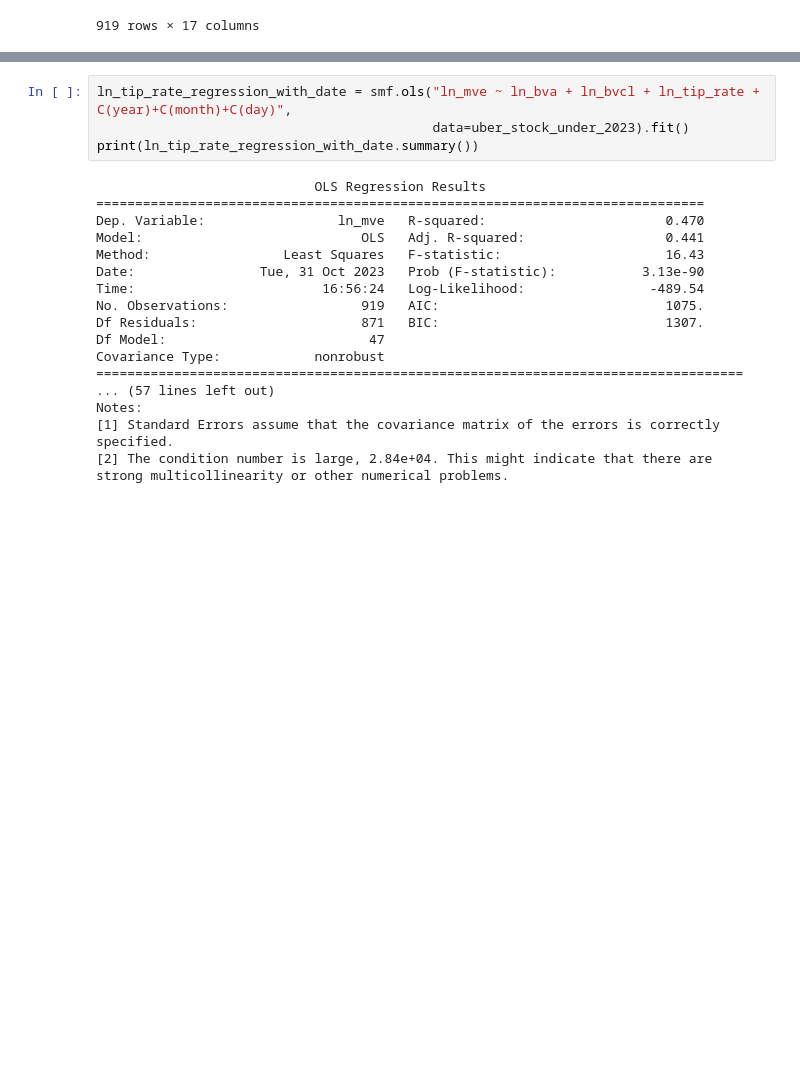
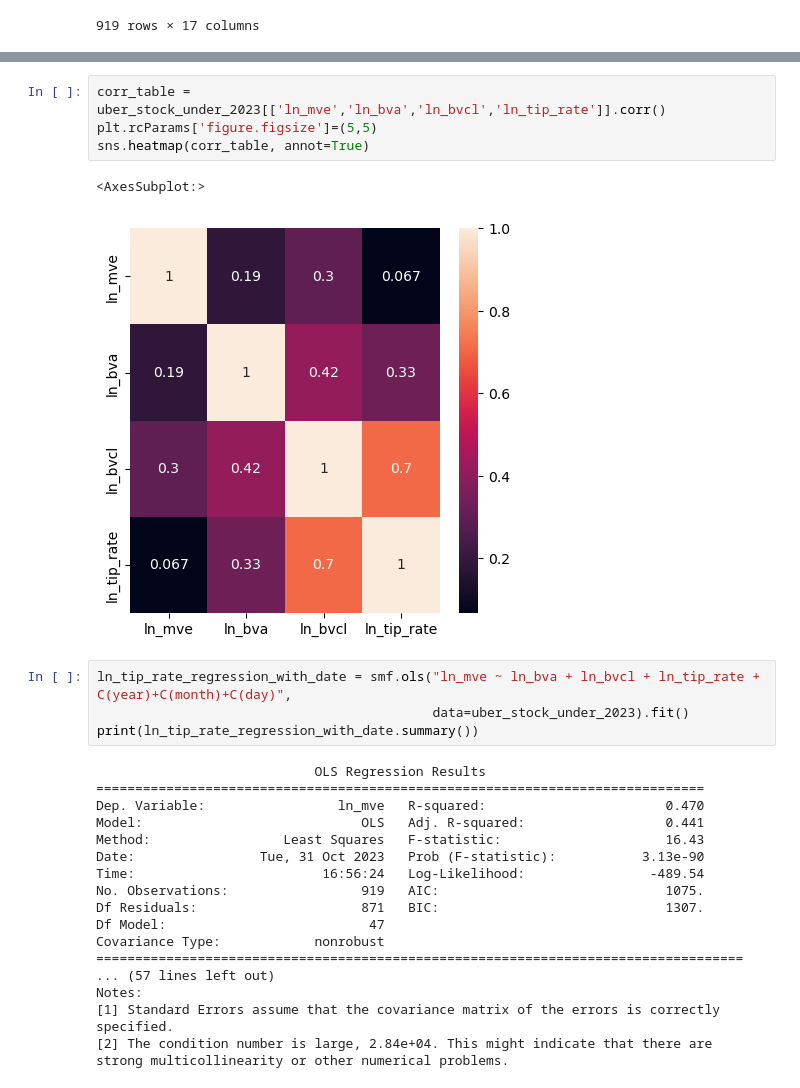
Before and after one commit to MixGolem0430/uber_research, a Jupyter notebook: fhvhv_regression.ipynb, the cells around one changed output, grey strips where cells are left out. Cells and saved outputs as stored; diff of their text form; blank space fills up the shorter version.

Commit message:
corr_table

```diff
--- a/fhvhv_regression.ipynb
+++ b/fhvhv_regression.ipynb
@@ -694,6 +694,13 @@ See the caveats in the documentation: https://pandas.pydata.org/pandas-docs/stab
 | 7 | 2019-05-21 | 42.000000 | 42.240002 | 41.250000 | 41.500000 | 41.500000 | 10802900 | 4.483204e+08 | 3.098000e+10 | 5.570000e+09 | 0.538952 | ... |
 | 8 | 2019-05-22 | 41.049999 | 41.279999 | 40.500000 | 41.250000 | 41.250000 | 9089500 | 3.749419e+08 | 3.098000e+10 | 5.570000e+09 | 0.549083 | ... |
 | 9 | 2019-05-23 | 40.799999 | 41.090000 | 40.020000 | 40.470001 | 40.470001 | 11119900 | 4.500224e+08 | 3.098000e+10 | 5.570000e+09 | 0.558613 | ... |
+# %%
+corr_table = uber_stock_under_2023[['ln_mve','ln_bva','ln_bvcl','ln_tip_rate']].corr()
+plt.rcParams['figure.figsize']=(5,5)
+sns.heatmap(corr_table, annot=True)
+# %% [output]
+<AxesSubplot:>
+[figure, added]
 # %%
 ln_tip_rate_regression_with_date = smf.ols("ln_mve ~ ln_bva + ln_bvcl + ln_tip_rate + C(year)+C(month)+C(day)",
                                            data=uber_stock_under_2023).fit()
```
